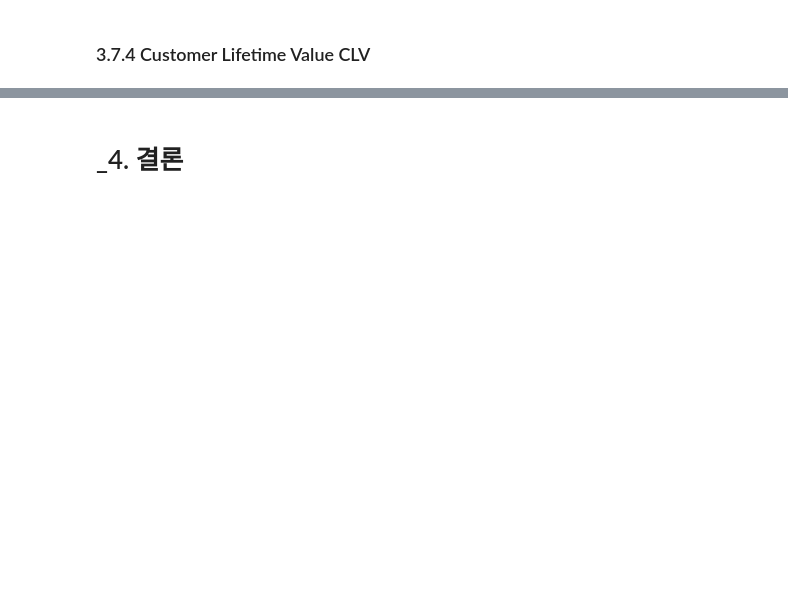
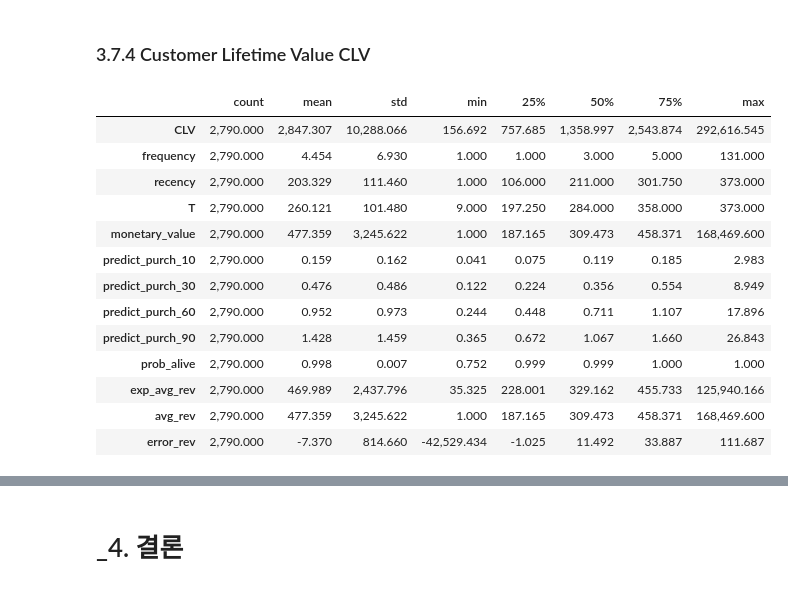
Before and after one commit to Nayoung-young/prj-ecommerce-ltv, a Jupyter notebook: e_commerce_LTV.ipynb, the cells around one changed output, grey strips where cells are left out. Cells and saved outputs as stored; diff of their text form; code cells hidden in the pictures; blank space fills up the shorter version.

```diff
--- a/e_commerce_LTV.ipynb
+++ b/e_commerce_LTV.ipynb
@@ -1134,3 +1171,8 @@ df_rft[df_rft["prob_alive"] < 0.9]
 # %% [markdown]
 - GG model은 monetary value > 0인 경우에만 작동
 - Gamma-Gamma model requires a Pearson correlation close to 0
+# %%
+# select customers with monetary value > 0
+df_rftv = df_rft[df_rft["monetary_value"] > 0]
+pd.options.display.float_format = '{:,.2f}'.format
+df_rftv.describe()
@@ -1140,0 +1221,17 @@ df_rft[df_rft["prob_alive"] < 0.9]
+# %%
+# estimate the average transaction value of each customer, based on frequency and monetary value
+exp_avg_rev = ggf.conditional_expected_average_profit(
+        df_rftv["frequency"],
+        df_rftv["monetary_value"])
+
+df_rftv["exp_avg_rev"] = exp_avg_rev
+df_rftv["avg_rev"] = df_rftv["monetary_value"]
+df_rftv["error_rev"] = df_rftv["exp_avg_rev"] - df_rftv["avg_rev"]
+
+from sklearn.metrics import mean_absolute_percentage_error
+
+mape = mean_absolute_percentage_error(exp_avg_rev, df_rftv["monetary_value"])
+print("MAPE of predicted revenues:", f'{mape:.2f}')
+
+pd.options.display.float_format = '{:,.3f}'.format
+df_rftv.head()
@@ -1141,2 +1247,36 @@ df_rft[df_rft["prob_alive"] < 0.9]
 # %% [markdown]
 ### 3.7.4 Customer Lifetime Value CLV
+# %%
+# compute customer lifetime value
+DISCOUNT_a = 0.06                # annual discount rate
+LIFE = 12                        # lifetime expected for the customers in months
+
+discount_m = (1 + DISCOUNT_a)**(1/12) - 1     # monthly discount rate
+
+clv = ggf.customer_lifetime_value(
+        transaction_prediction_model = BGF,
+        frequency = df_rftv["frequency"],
+        recency = df_rftv["recency"],
+        T = df_rftv["T"],
+        monetary_value = df_rftv["monetary_value"],
+        time = LIFE,
+        freq = "D",
+        discount_rate = discount_m)
+
+df_rftv.insert(0, "CLV", clv)             # expected customer lifetime values
+df_rftv.describe().T
+# %% [output]
+|  | count | mean | std | min | 25% | 50% | 75% | max |
+| CLV | 2,790.000 | 2,847.307 | 10,288.066 | 156.692 | 757.685 | 1,358.997 | 2,543.874 | 292,616.545 |
+| frequency | 2,790.000 | 4.454 | 6.930 | 1.000 | 1.000 | 3.000 | 5.000 | 131.000 |
+| recency | 2,790.000 | 203.329 | 111.460 | 1.000 | 106.000 | 211.000 | 301.750 | 373.000 |
+| T | 2,790.000 | 260.121 | 101.480 | 9.000 | 197.250 | 284.000 | 358.000 | 373.000 |
+| monetary_value | 2,790.000 | 477.359 | 3,245.622 | 1.000 | 187.165 | 309.473 | 458.371 | 168,469.600 |
+| predict_purch_10 | 2,790.000 | 0.159 | 0.162 | 0.041 | 0.075 | 0.119 | 0.185 | 2.983 |
+| predict_purch_30 | 2,790.000 | 0.476 | 0.486 | 0.122 | 0.224 | 0.356 | 0.554 | 8.949 |
+| predict_purch_60 | 2,790.000 | 0.952 | 0.973 | 0.244 | 0.448 | 0.711 | 1.107 | 17.896 |
+| predict_purch_90 | 2,790.000 | 1.428 | 1.459 | 0.365 | 0.672 | 1.067 | 1.660 | 26.843 |
+| prob_alive | 2,790.000 | 0.998 | 0.007 | 0.752 | 0.999 | 0.999 | 1.000 | 1.000 |
+| exp_avg_rev | 2,790.000 | 469.989 | 2,437.796 | 35.325 | 228.001 | 329.162 | 455.733 | 125,940.166 |
+| avg_rev | 2,790.000 | 477.359 | 3,245.622 | 1.000 | 187.165 | 309.473 | 458.371 | 168,469.600 |
+| error_rev | 2,790.000 | -7.370 | 814.660 | -42,529.434 | -1.025 | 11.492 | 33.887 | 111.687 |
```
Also changed, not shown: parts of 32 cells of this notebook.
